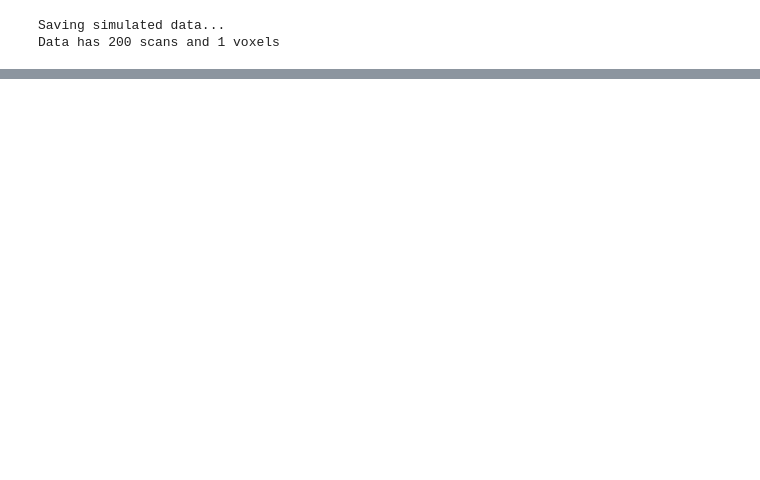
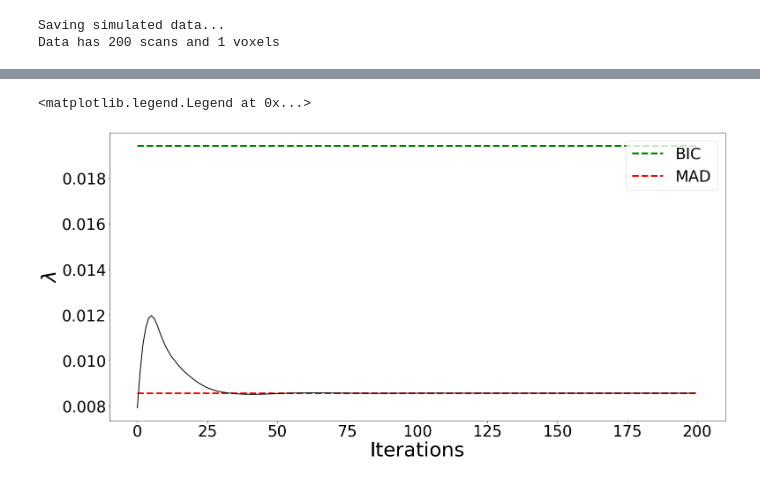
Before and after one commit to eurunuela/pfm_vs_ta, a Jupyter notebook: code/theory_and_methods_plots.ipynb, the cells around one changed output, grey strips where cells are left out. Saved outputs shown, nothing was run; the diff lists cells and outputs as text; code cells hidden in the pictures; blank space fills up the shorter version.

```diff
--- a/code/theory_and_methods_plots.ipynb
+++ b/code/theory_and_methods_plots.ipynb
@@ -317,11 +329,17 @@ mad_lambda_idx = np.where(lambdas_pfm_spike <= mad_lambda)[0][0]
 # %%
 plt.figure(figsize=(25,12))
 plt.plot(ta_lambdas, color="black", linewidth=2)
 plt.hlines(lambdas_pfm_spike[bic_pfm_spike_idx], xmin=0, xmax=200, color="green", linewidth=4, linestyle="--", label="BIC")
 plt.hlines(mad_lambda, xmin=0, xmax=200, color="red", linewidth=4, linestyle="--", label="MAD")
-plt.xlabel("Iterations")
-plt.ylabel("$\lambda$")
-plt.legend()
+plt.xticks(fontsize=fontsize)
+plt.yticks(fontsize=fontsize)
+ax = plt.gca()
+ax.set_xlabel('Iterations', fontsize=fontsize+10)
+ax.set_ylabel('$\lambda$', fontsize=fontsize+10)
+plt.legend(fontsize=fontsize)
+# %% [output]
+<matplotlib.legend.Legend at 0x...>
+[figure, added]
 # %%
 plt.figure(figsize=(25,12))
 plt.plot(lambdas_pfm_spike, color="black", linewidth=2)
```
Also changed, not shown: parts of 9 cells of this notebook, 22 other files.
